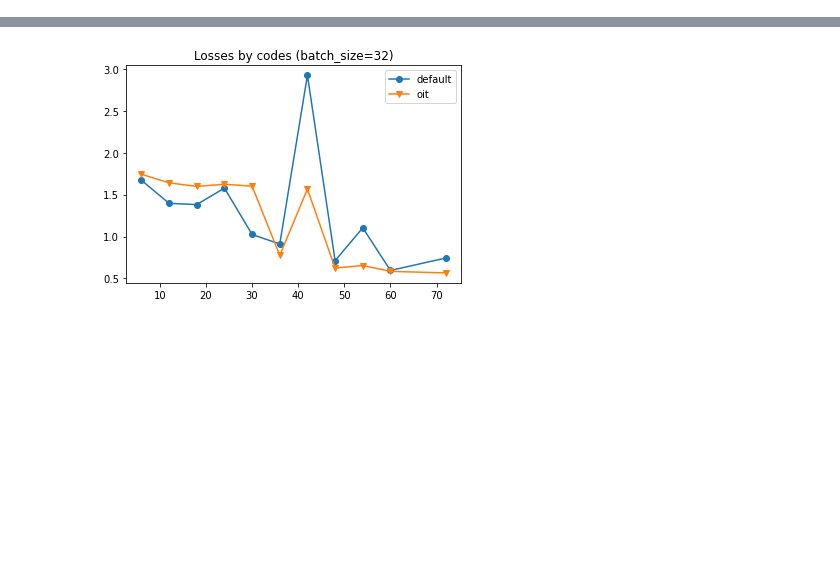
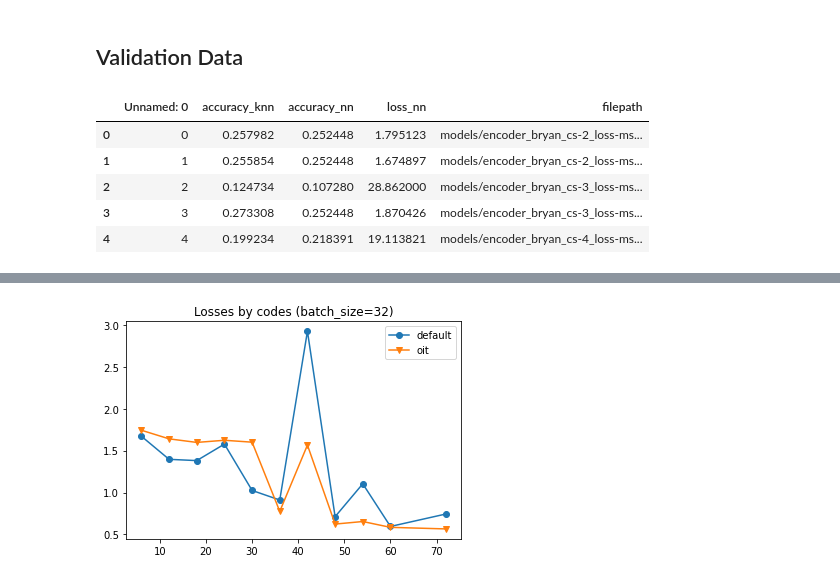
Before and after one commit to lparolari/har, a Jupyter notebook: autoencoder_plot.ipynb, the cells around one changed output, grey strips where cells are left out. Saved outputs shown, nothing was run; the diff lists cells and outputs as text; code cells hidden in the pictures; blank space fills up the shorter version.

```diff
--- a/autoencoder_plot.ipynb
+++ b/autoencoder_plot.ipynb
@@ -22,0 +35,13 @@ print(data_df["type"].unique())
+# %% [markdown]
+## Validation Data
+# %%
+validation_df = pd.read_csv("./models/validations.csv")
+
+validation_df.head()
+# %% [output]
+|  | Unnamed: 0 | accuracy_knn | accuracy_nn | loss_nn | filepath |
+| 0 | 0 | 0.257982 | 0.252448 | 1.795123 | models/encoder_bryan_cs-2_loss-ms... |
+| 1 | 1 | 0.255854 | 0.252448 | 1.674897 | models/encoder_bryan_cs-2_loss-ms... |
+| 2 | 2 | 0.124734 | 0.107280 | 28.862000 | models/encoder_bryan_cs-3_loss-ms... |
+| 3 | 3 | 0.273308 | 0.252448 | 1.870426 | models/encoder_bryan_cs-3_loss-ms... |
+| 4 | 4 | 0.199234 | 0.218391 | 19.113821 | models/encoder_bryan_cs-4_loss-ms... |
```
Also changed, not shown: parts of 15 cells of this notebook.
